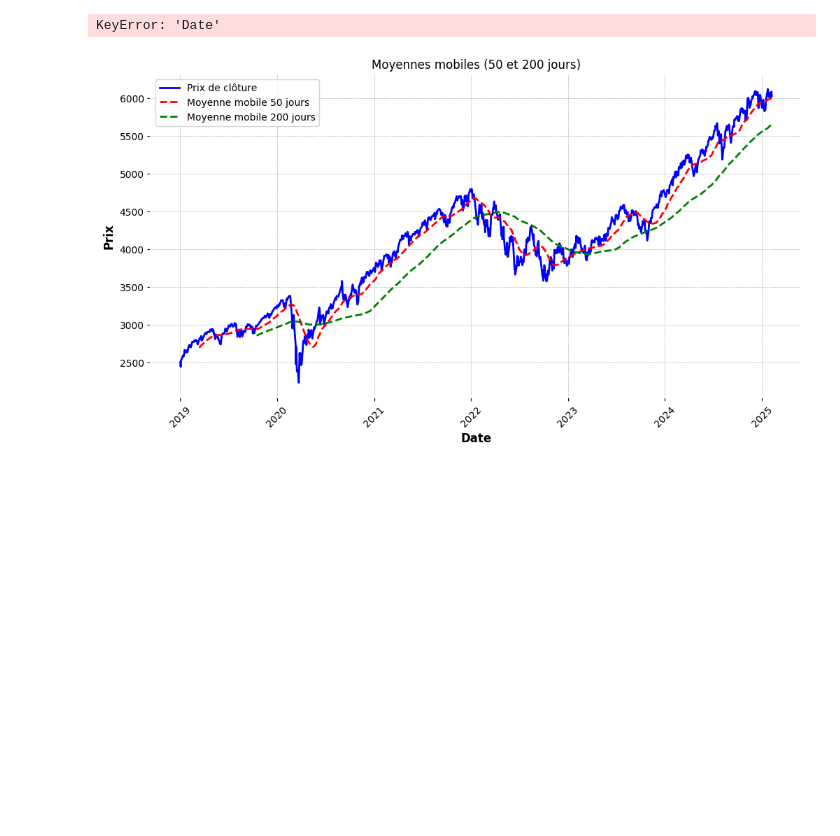
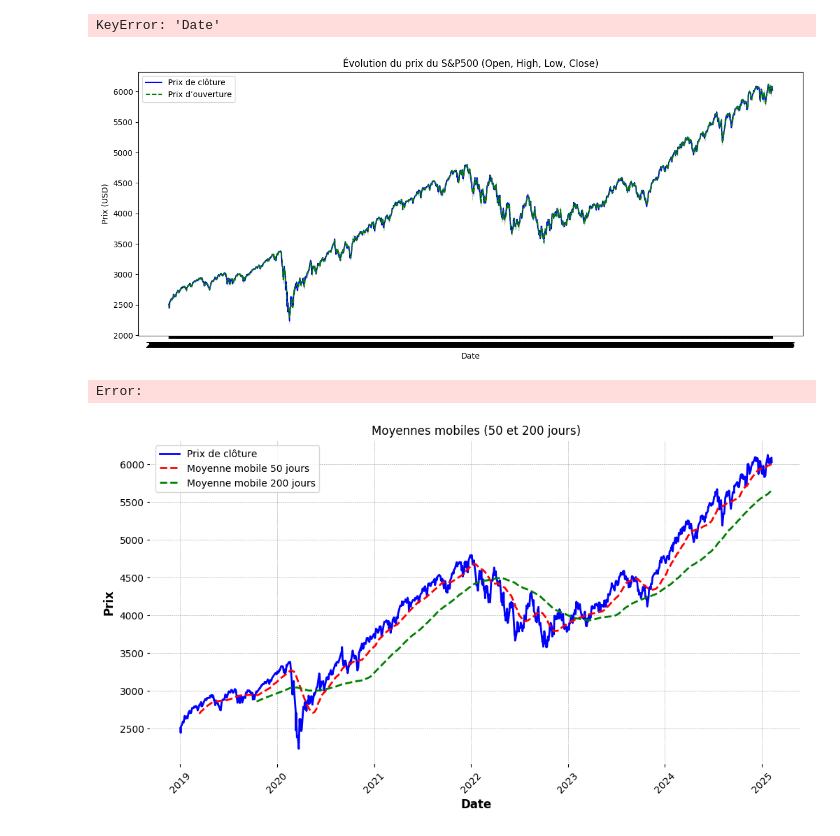
Before and after one commit to Fanaingamampiandra/Analyse-comparative-des-actifs-financiers, a Jupyter notebook: AED_SEP_500.ipynb, the cells around one changed output. Drawn from its saved outputs; the diff is of its cells as text; code cells hidden in the pictures; blank space fills up the shorter version.

```diff
--- a/AED_SEP_500.ipynb
+++ b/AED_SEP_500.ipynb
@@ -87,6 +88,20 @@ df.set_index('Date', inplace=True)
 mpf.plot(df.tail(100), type='candle', style='charles', volume=True, title="Graphique en Chandeliers Japonais")
 # %% [output]
 KeyError: 'Date'
+# %%
+
+plt.figure(figsize=(15, 6))
+plt.plot(df["Date"], df["Close"], label="Prix de clôture", color="blue")
+plt.plot(df["Date"], df["Open"], label="Prix d’ouverture", color="green", linestyle="dashed")
+plt.fill_between(df["Date"], df["Low"], df["High"], color="gray", alpha=0.3)
+plt.xlabel("Date")
+plt.ylabel("Prix (USD)")
+plt.title("Évolution du prix du S&P500 (Open, High, Low, Close)")
+plt.legend()
+plt.show()
+# %% [output]
+[figure, added]
+Error:
 # %%
 df['SMA_50'] = df['Close'].rolling(window=50).mean()
 df['SMA_200'] = df['Close'].rolling(window=200).mean()
```
Also changed, not shown: parts of 1 cell of this notebook, 9 other files.
